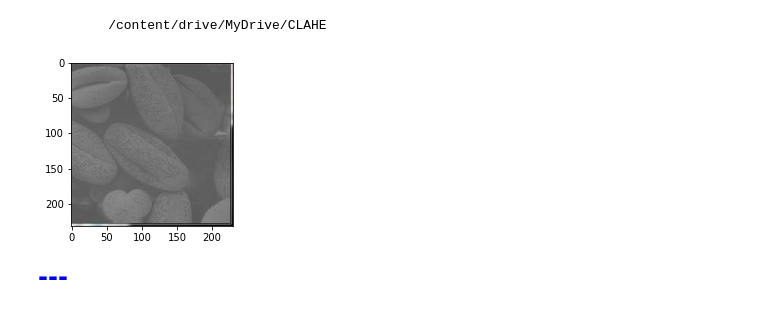
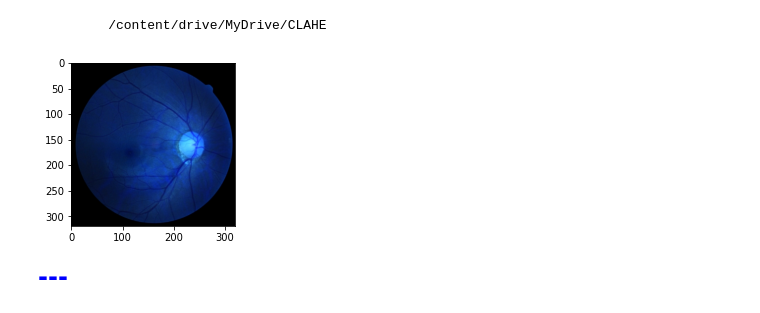
Before and after one commit to mwithgod3952/ML_jh, a Jupyter notebook: CHAHE_main.ipynb, the cells around one changed output. Drawn from its saved outputs; the diff is of its cells as text; code cells hidden in the pictures.

```diff
--- a/CHAHE_main.ipynb
+++ b/CHAHE_main.ipynb
@@ -33,15 +33,15 @@ import cv2
 from skimage import io
 from matplotlib import pyplot as plt
 # %%
-img_pth = f"{wd_pth}/{[x for x in os.listdir(wd_pth) if x.endswith('png')][0]}"
+img_pth = f"{wd_pth}/{[x for x in os.listdir(wd_pth) if x.endswith('jpeg')][0]}"
 # gray scale = 1
 img = cv2.imread(img_pth, 1)
 
 plt.figure( figsize=(3, 3) )
 plt.imshow(img)
 plt.show()
 # %% [output]
-[figure, old version]
+[figure, new version]
 # %%
 Lab_img = cv2.cvtColor(img, cv2.COLOR_RGB2LAB)
 L, a, b = cv2.split(Lab_img)
```
Also changed, not shown: parts of 4 cells of this notebook.
